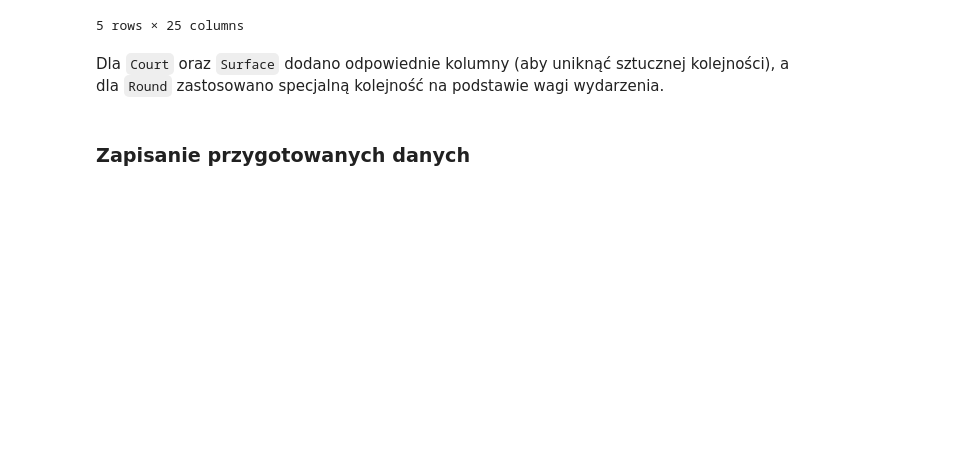
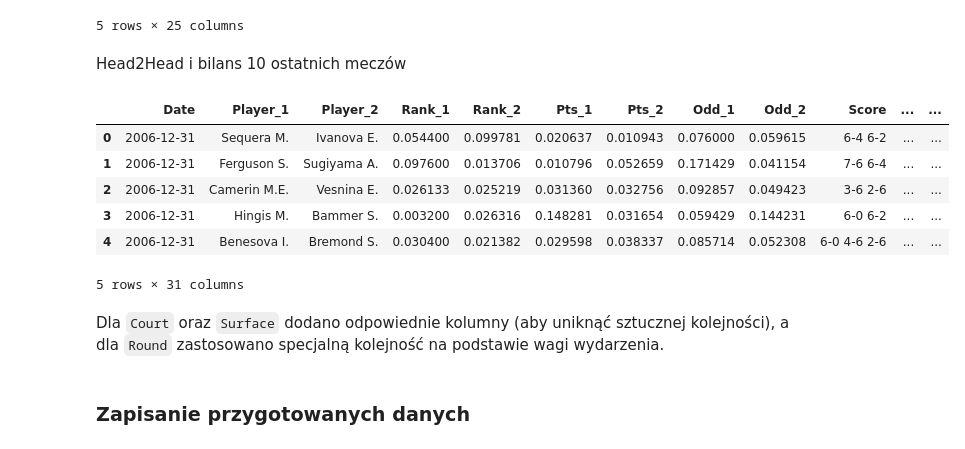
Before and after one commit to DeporS/data-minig-project, a Jupyter notebook: src/process_data.ipynb, the cells around one changed output. Cells and saved outputs as stored; diff of their text form; code cells hidden in the pictures; blank space fills up the shorter version.

```diff
--- a/src/process_data.ipynb
+++ b/src/process_data.ipynb
@@ -317,3 +317,5 @@ df.head()
 | 3 | 2007-01-01 00:00:00 | Nakamura A. | Craybas J. | 0.029867 | 0.037829 | 0.029818 | 0.026880 | 0.080857 | 0.054423 | 5-7 2-6 | ... | ... |
 | 4 | 2007-01-01 00:00:00 | Bartoli M. | Morita A. | 0.009067 | 0.098136 | 0.069918 | 0.011237 | 0.061714 | 0.105769 | 7-6 6-3 | ... | ... |
 5 rows × 25 columns
+# %% [markdown]
+Head2Head i bilans 10 ostatnich meczów
@@ -320,3 +382,15 @@ df.head()
+# %%
+df = add_h2h_and_last10_wl(df)
+# %%
+df.head()
+# %% [output]
+|  | Date | Player_1 | Player_2 | Rank_1 | Rank_2 | Pts_1 | Pts_2 | Odd_1 | Odd_2 | Score | ... | ... |
+| 0 | 2006-12-31 | Sequera M. | Ivanova E. | 0.054400 | 0.099781 | 0.020637 | 0.010943 | 0.076000 | 0.059615 | 6-4 6-2 | ... | ... |
+| 1 | 2006-12-31 | Ferguson S. | Sugiyama A. | 0.097600 | 0.013706 | 0.010796 | 0.052659 | 0.171429 | 0.041154 | 7-6 6-4 | ... | ... |
+| 2 | 2006-12-31 | Camerin M.E. | Vesnina E. | 0.026133 | 0.025219 | 0.031360 | 0.032756 | 0.092857 | 0.049423 | 3-6 2-6 | ... | ... |
+| 3 | 2006-12-31 | Hingis M. | Bammer S. | 0.003200 | 0.026316 | 0.148281 | 0.031654 | 0.059429 | 0.144231 | 6-0 6-2 | ... | ... |
+| 4 | 2006-12-31 | Benesova I. | Bremond S. | 0.030400 | 0.021382 | 0.029598 | 0.038337 | 0.085714 | 0.052308 | 6-0 4-6 2-6 | ... | ... |
+5 rows × 31 columns
 # %% [markdown]
 Dla `Court` oraz `Surface` dodano odpowiednie kolumny (aby uniknąć sztucznej kolejności), a dla `Round` zastosowano specjalną kolejność na podstawie wagi wydarzenia.
 # %% [markdown]
```
Also changed, not shown: parts of 5 cells of this notebook, 1 other file.
